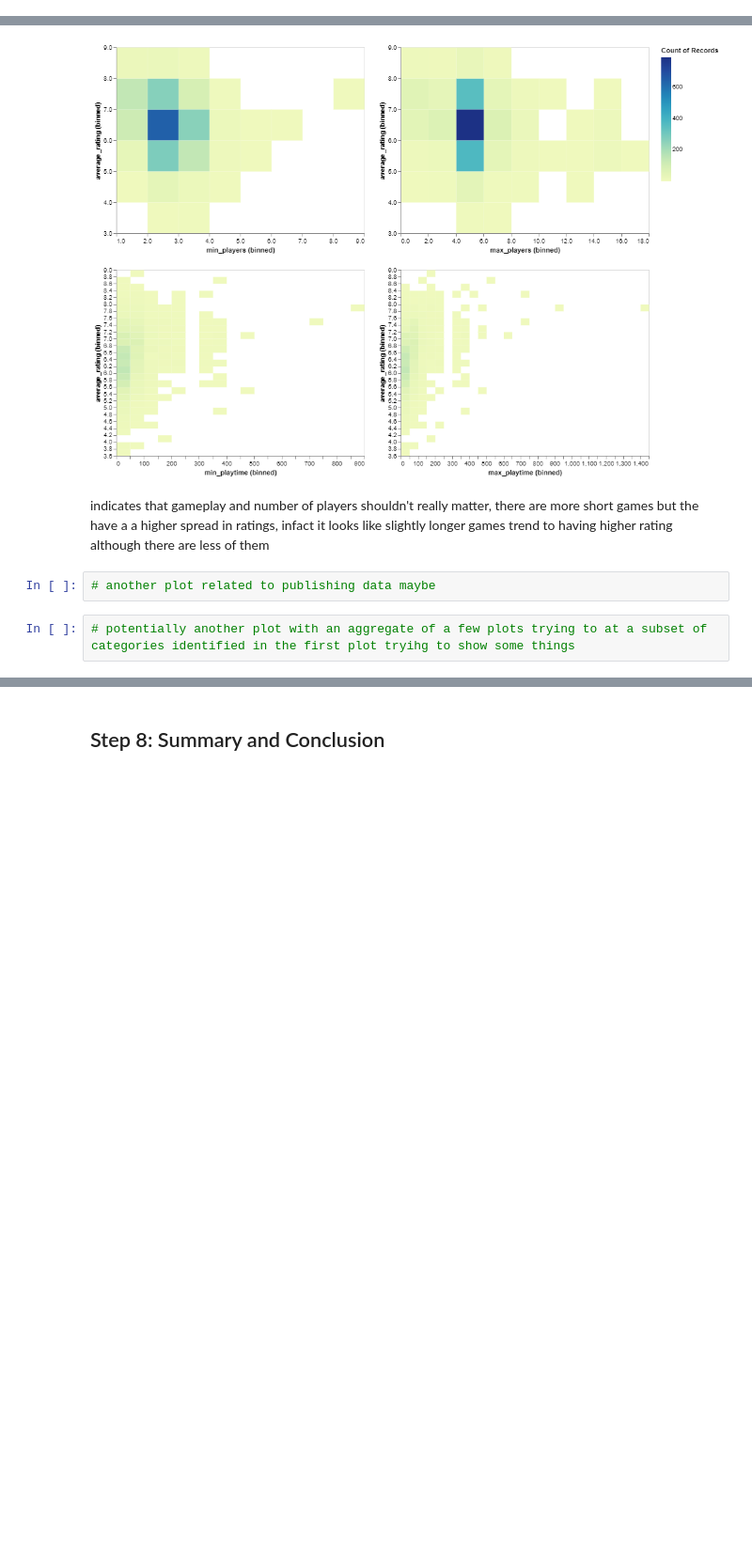
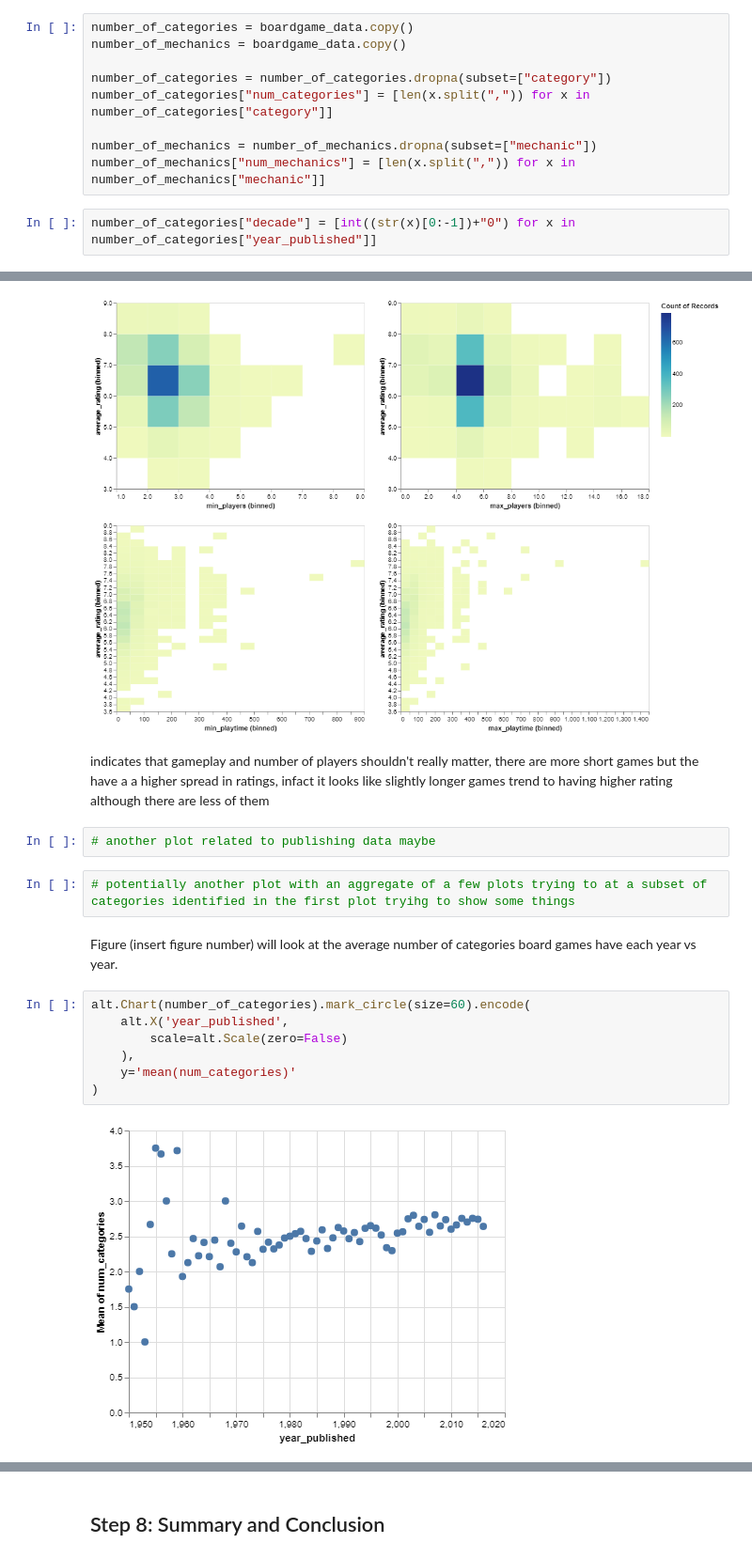
Before and after one commit to ubco-mds-2020-labs/data-550-project2-group-14, a Jupyter notebook: boardgame_EDA.ipynb, the cells around one changed output, grey strips where cells are left out. Shown: that part at 94% size. Saved outputs shown, nothing was run; the diff lists cells and outputs as text; blank space fills up the shorter version.

```diff
--- a/boardgame_EDA.ipynb
+++ b/boardgame_EDA.ipynb
@@ -184,0 +186,11 @@ features_df_3 = features_df_2[(features_df_2['min_playtime'] <= 1000) & (feature
+# %%
+number_of_categories = boardgame_data.copy()
+number_of_mechanics = boardgame_data.copy()
+
+number_of_categories = number_of_categories.dropna(subset=["category"])
+number_of_categories["num_categories"] = [len(x.split(",")) for x in number_of_categories["category"]]
+
+number_of_mechanics = number_of_mechanics.dropna(subset=["mechanic"])
+number_of_mechanics["num_mechanics"] = [len(x.split(",")) for x in number_of_mechanics["mechanic"]]
+# %%
+number_of_categories["decade"] = [int((str(x)[0:-1])+"0") for x in number_of_categories["year_published"]]
@@ -283,3 +305,14 @@ indicates that gameplay and number of players shouldn't really matter, there are
 # another plot related to publishing data maybe
 # %%
 # potentially another plot with an aggregate of a few plots trying to at a subset of categories identified in the first plot tryihg to show some things
+# %% [markdown]
+Figure (insert figure number) will look at the average number of categories board games have each year vs year.
+# %%
+alt.Chart(number_of_categories).mark_circle(size=60).encode(
+    alt.X('year_published',
+        scale=alt.Scale(zero=False)
+    ),
+    y='mean(num_categories)'
+)
+# %% [output]
+[figure, added]
```
Also changed, not shown: parts of 18 cells of this notebook, 1 other file.
